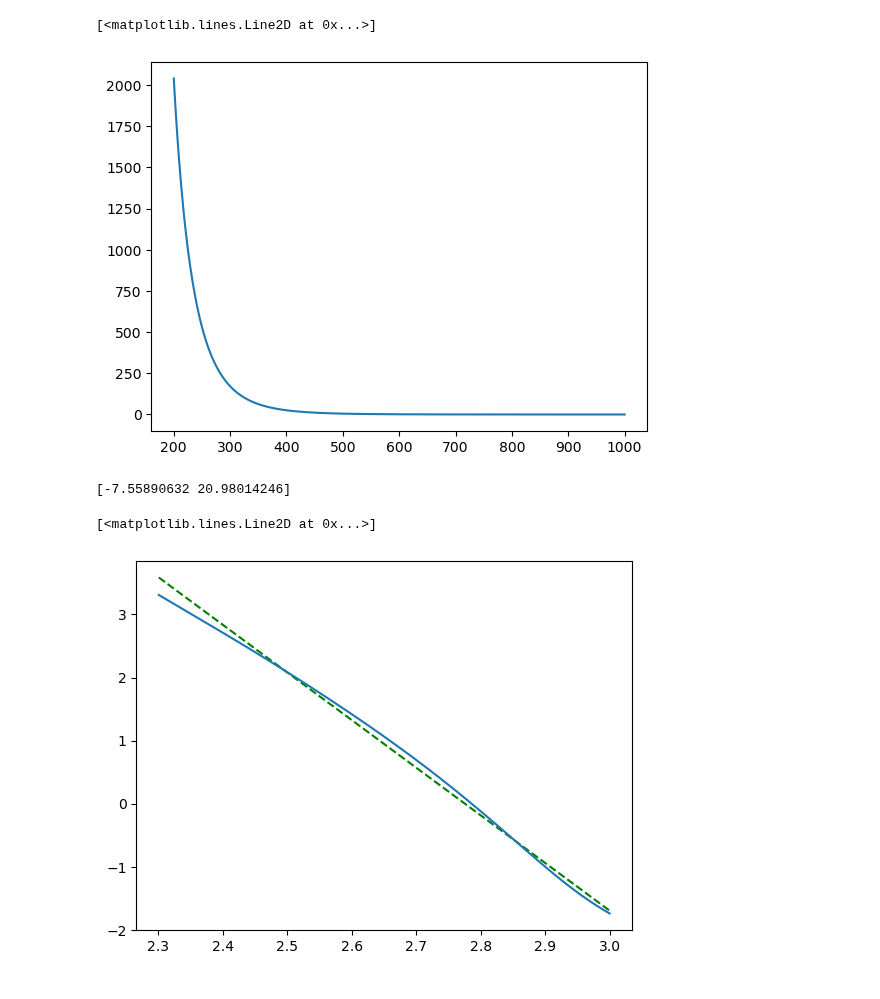
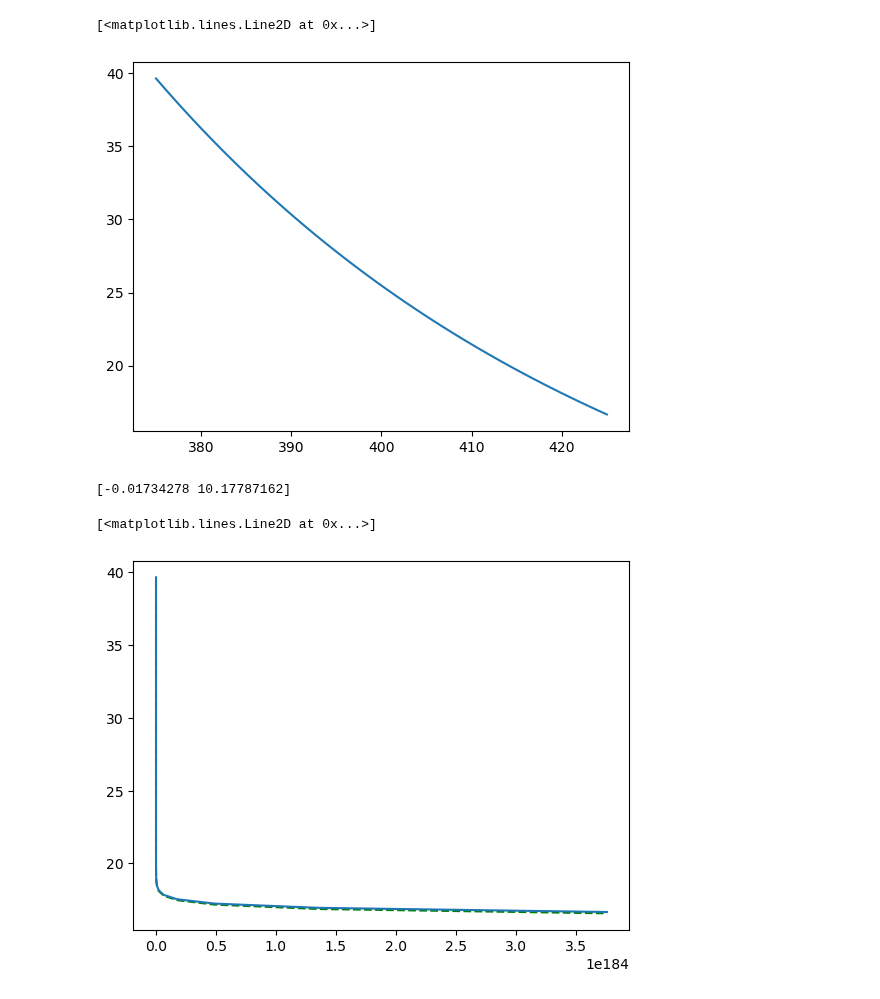
Before and after one commit to kylermurphy/SatDrag, a Jupyter notebook: Notebooks/msis_scale_height.ipynb, the cells around one changed output. Cells and saved outputs as stored; diff of their text form; code cells hidden in the pictures.

```diff
--- a/Notebooks/msis_scale_height.ipynb
+++ b/Notebooks/msis_scale_height.ipynb
@@ -0,0 +1,10 @@
+# %%
+import numpy as np
+from pymsis import msis
+from scipy.optimize import curve_fit
+
+def exp1(x, a, b):
+    return a * np.exp(-x/b)
+
+def lin(x, a, c):
+    return a * x + c
@@ -1,10 +13,10 @@
 # %%
-import numpy as np
-from pymsis import msis
-
 dates = np.arange(np.datetime64("2003-10-28T00:00"), np.datetime64("2003-11-04T00:00"), np.timedelta64(30, "m"))
 # geomagnetic_activity=-1 is a storm-time run
-data = msis.run(dates, 0, 0, 400, geomagnetic_activity=-1)
+lon = 0
+lat = 70
+alts = np.linspace(375, 425, 50)
+data = msis.run(dates,lon, lat, alts, geomagnetic_activity=-1)
 
 # Plot the data
 import matplotlib.pyplot as plt
@@ -17,12 +33,12 @@ plt.show()
 import matplotlib.pyplot as plt
 import numpy as np
 
-from pymsis import msis
+
 
 
 lon = 0
 lat = 70
-alts = np.linspace(200, 1000, 800)
+alts = np.linspace(375, 425, 50)
 f107 = 150
 f107a = 150
 ap = 7
@@ -93,22 +107,22 @@ x =alts
 plt.plot(x,y)
 # %% [output]
 [<matplotlib.lines.Line2D at 0x...>]
-[figure, old version]
+[figure, new version]
 # %%
-ylog = np.log10(y)
-xlog = np.log10(x)
+ylog = np.log(y)
+xlog = x
 
 popt, pcov = curve_fit(lin, xlog, ylog)
 print(popt)
 
 _, ax1 = plt.subplots()
-ax1.plot(xlog, lin(xlog, *popt), 'g--')
-ax1.plot(xlog,ylog)
+ax1.plot(np.exp(xlog), np.exp(lin(xlog, *popt)), 'g--')
+ax1.plot(np.exp(xlog),np.exp(ylog))
 
 #ax1.set_yscale("log")
 #ax1.set_xscale("log")
 # %% [output]
-[-7.55890632 20.98014246]
+[-0.01734278 10.17787162]
 [<matplotlib.lines.Line2D at 0x...>]
-[figure, old version]
+[figure, new version]
 # %%
```
Also changed, not shown: parts of 7 cells of this notebook, 1 other file.
